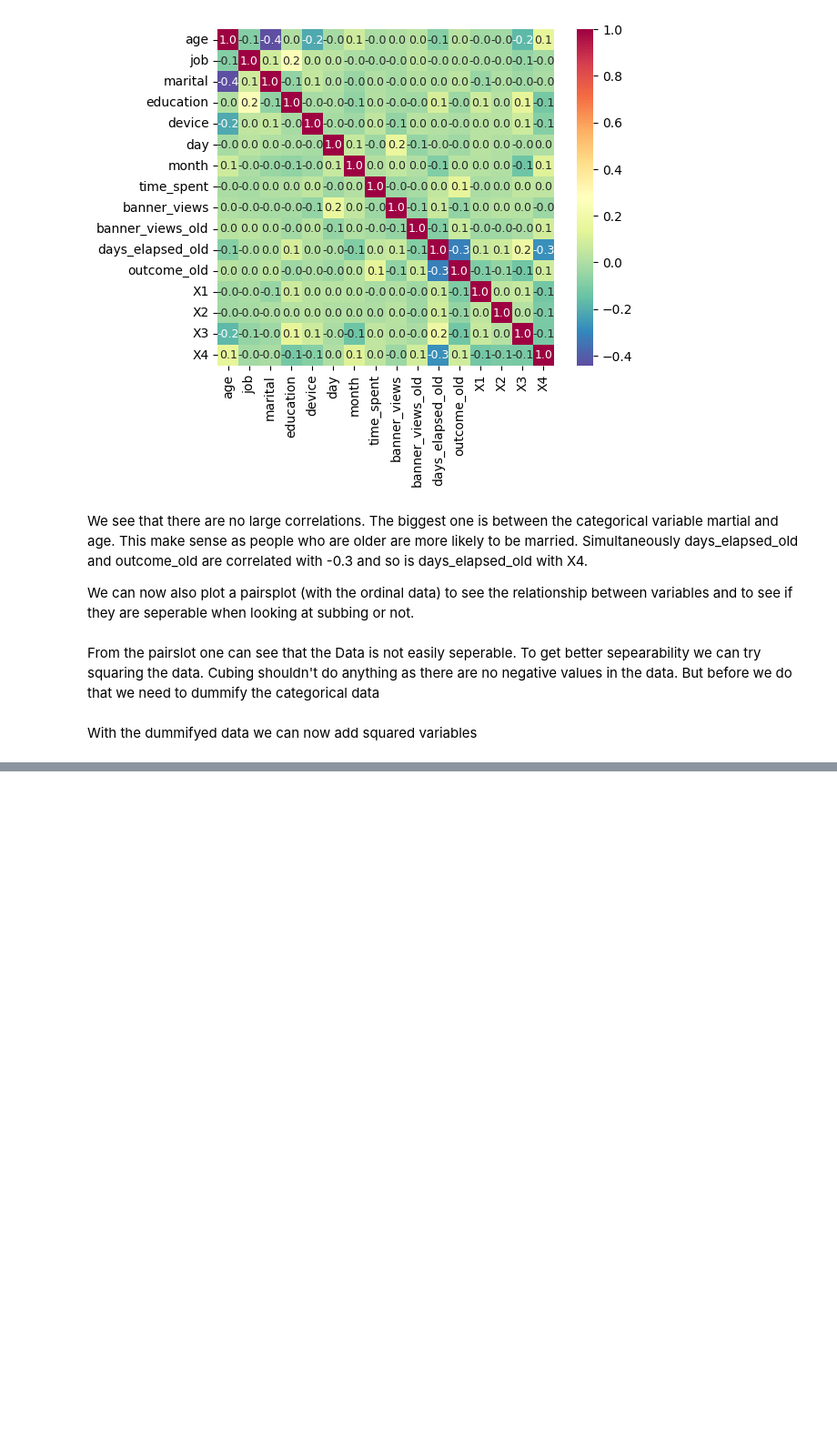
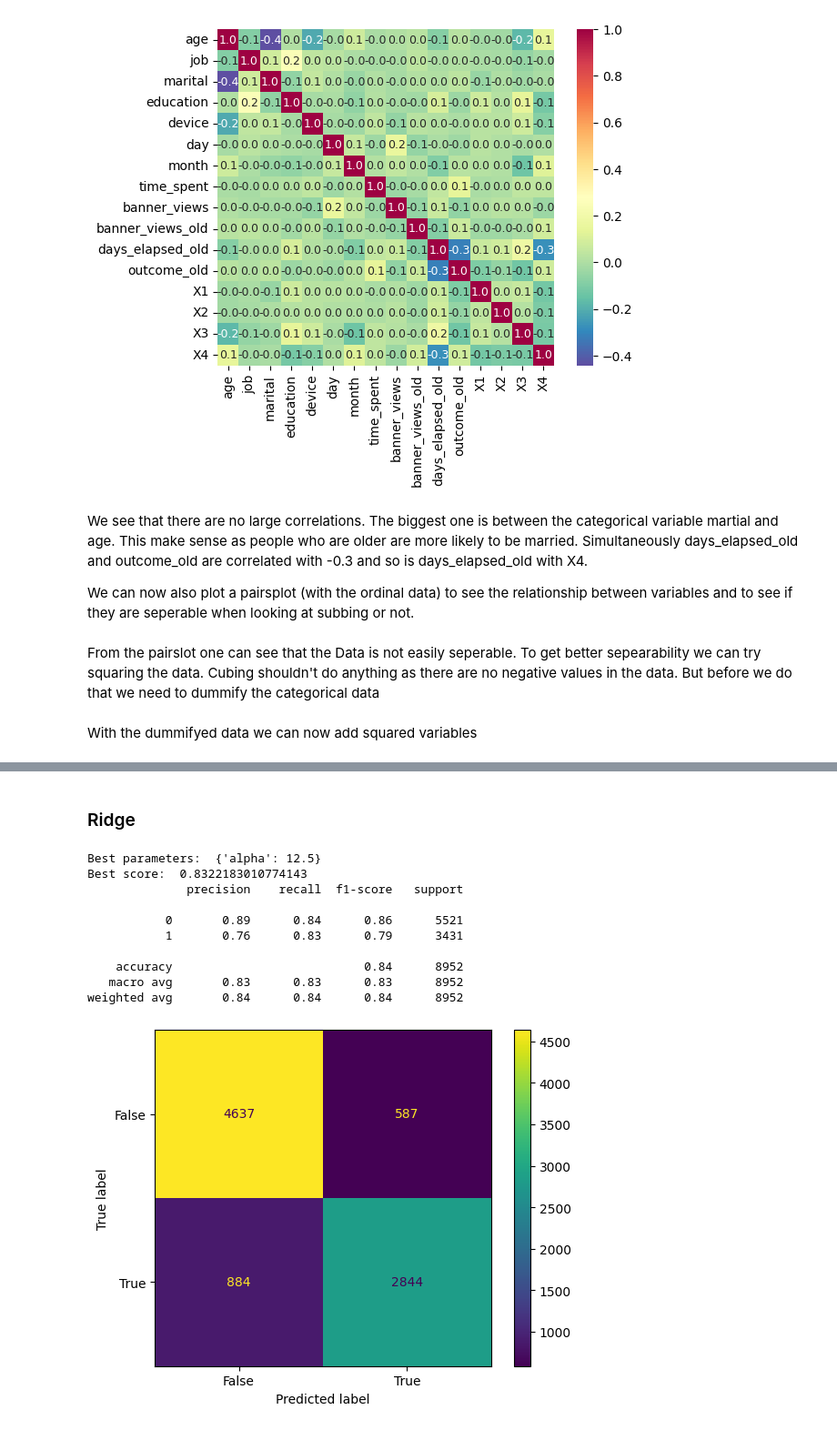
Before and after one commit to realbigi/ML_Data_Competition, a Jupyter notebook: Report2.ipynb, the cells around one changed output, grey strips where cells are left out. Shown: that part at 91% size. Cells and saved outputs as stored; diff of their text form; code cells hidden in the pictures; blank space fills up the shorter version.

```diff
--- a/Report2.ipynb
+++ b/Report2.ipynb
@@ -56,7 +56,7 @@ Just by looking over the first few rows of the data one can see that there are d
 # %%
 # train
 train = train.astype({'job':'category', 'marital':'category', 'education':'category', 'device':'category', 'outcome_old':'category', 'X1':'bool', 'X2':'bool', 'X3':'bool', 'X4':'float64', 'subscription':'bool', 'day':'category', 'month':'category'})
-y_train = train.subscription
+y_train = train.subscription.astype('int64')
 train = train.drop(columns=['subscription'])
 train.day = pd.Categorical(train.day, ordered=True)
 train.month = pd.Categorical(train.month, ordered=True)
@@ -250,3 +244,16 @@ train
+# %%
+# poly = PolynomialFeatures(2, interaction_only=False)
+# poly.fit_transform(test)
+# train = pd.DataFrame(poly.fit_transform(train), columns=poly.get_feature_names_out())
+# test = pd.DataFrame(poly.fit_transform(test), columns=poly.get_feature_names_out())
+
+# Square each variable in the DataFrame and add suffix to column names
+train_sq = train[['age', 'time_spent', 'banner_views', 'banner_views_old', 'days_elapsed_old', 'X4']].apply(lambda x: x**2).add_suffix('_sqd')
+test_sq = test[['age', 'time_spent', 'banner_views', 'banner_views_old', 'days_elapsed_old', 'X4']].apply(lambda x: x**2).add_suffix('_sqd')
+
+# Add the squared variables to the original DataFrame
+train = pd.concat([train, train_sq], axis=1)
+test = pd.concat([test, test_sq], axis=1)
 # %%
 train.shape
 # %% [output]
@@ -254,3 +301,56 @@ train.shape
+# %% [markdown]
+### Ridge
+# %%
+from sklearn.linear_model import RidgeClassifier
+from sklearn.metrics import confusion_matrix, ConfusionMatrixDisplay
+
+# Define the parameter grid for alpha
+param_grid = {
+    'alpha': [0.001, 0.01, 0.1, 1, 10, 12.5, 15.1, 15.2, 15.3, 15.4, 15.5, 20, 25, 30, 100]
+}
+
+# Define folds object
+folds = KFold(n_splits=10 , shuffle=True, random_state=1)
+
+# Create the Ridge
+ridge_reg = RidgeClassifier(fit_intercept = True)
+
+# Create the GridSearchCV object
+grid_search_ridge = GridSearchCV(ridge_reg, param_grid, cv=folds)
+
+# Fit the GridSearchCV object to the data
+grid_search_ridge.fit(train, y_train)
+
+# Print the best parameters and score
+print('Best parameters: ', grid_search_ridge.best_params_)
+print('Best score: ', grid_search_ridge.best_score_)
+
+
+pred_ridge = grid_search_ridge.predict(train)
+
+cm_display = ConfusionMatrixDisplay(confusion_matrix = confusion_matrix(y_train, pred_ridge)
+, display_labels = [False, True])
+
+cm_display.plot()
+
+from sklearn.metrics import classification_report
+
+print(classification_report(pred_ridge, y_train))
+
+# Extract parameters with one standard error rule
+# res_CV_knn = pd.DataFrame(grid_search_knn.cv_results_)
+# %% [output]
+Best parameters:  {'alpha': 12.5}
+Best score:  0.8322183010774143
+              precision    recall  f1-score   support
+
+           0       0.89      0.84      0.86      5521
+           1       0.76      0.83      0.79      3431
+
+    accuracy                           0.84      8952
+   macro avg       0.83      0.83      0.83      8952
+weighted avg       0.84      0.84      0.84      8952
+[figure, added]
 # %%
 from sklearn.linear_model import LogisticRegression, Lasso
 
```
Also changed, not shown: parts of 7 cells of this notebook.
